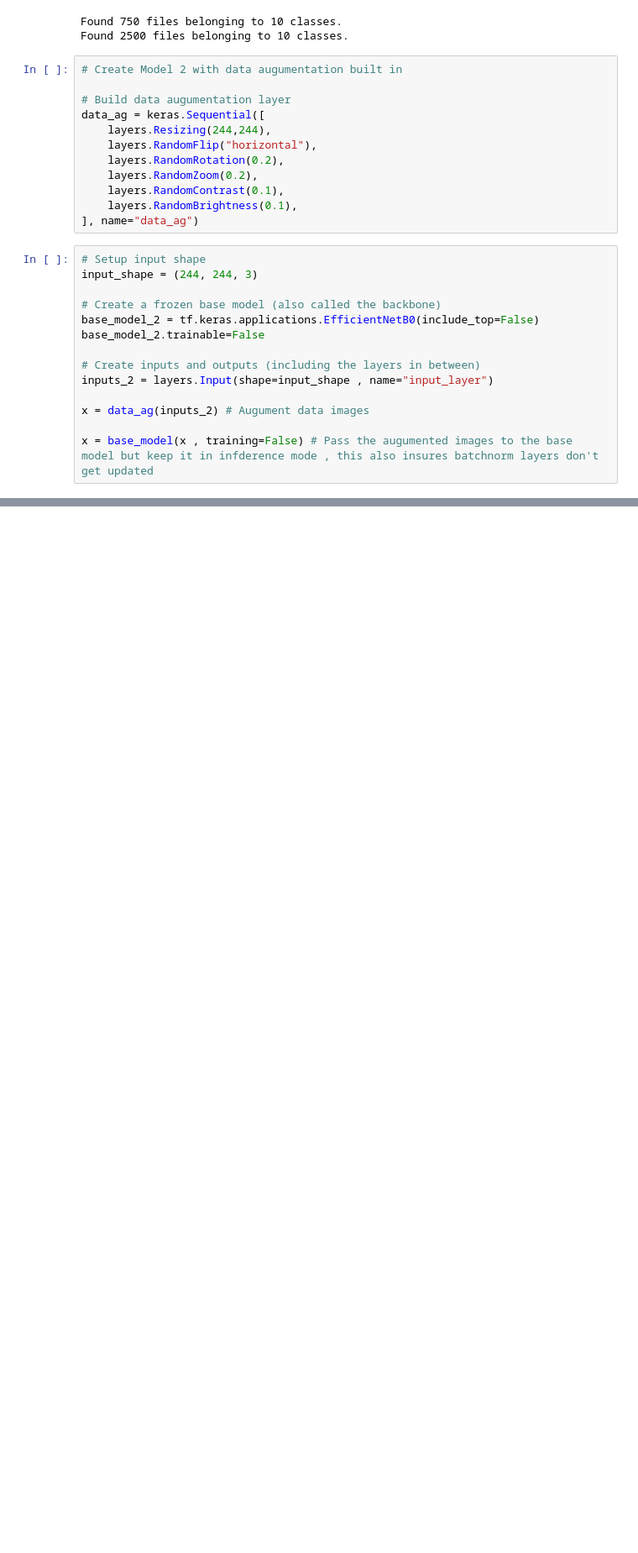
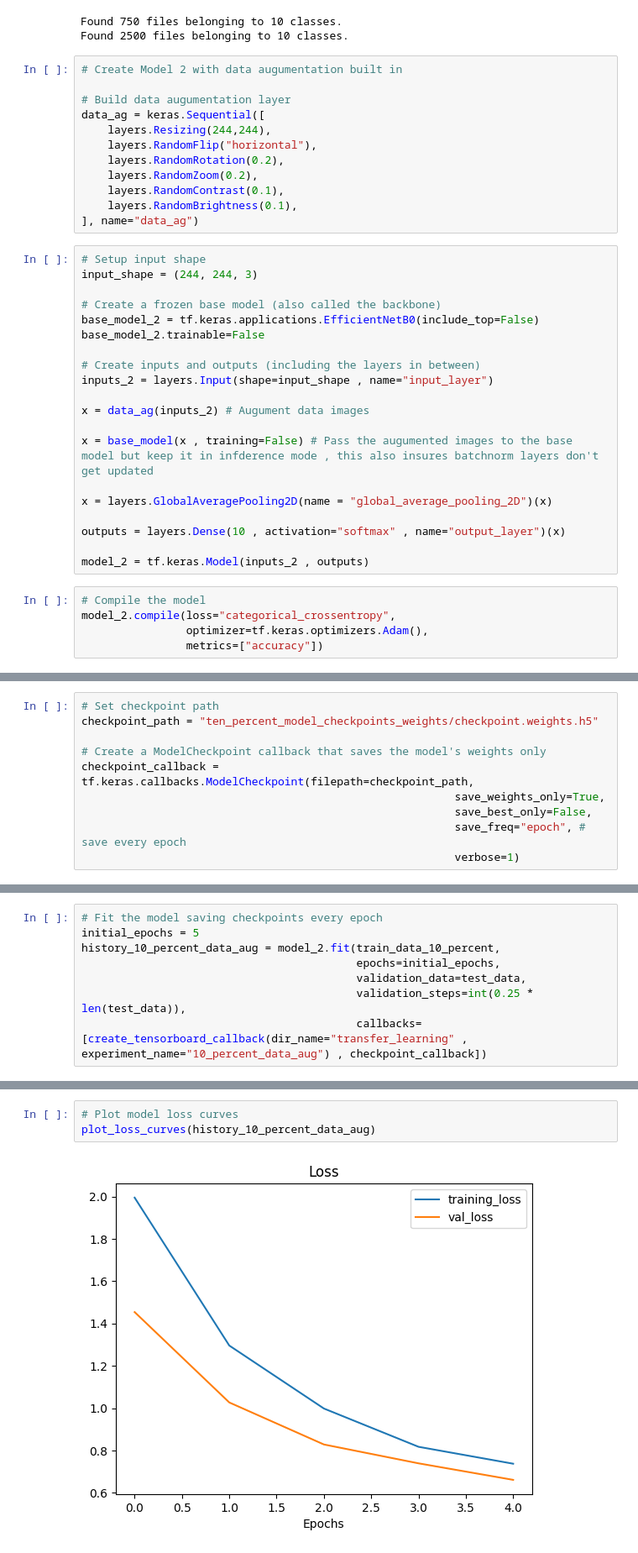
Before and after one commit to CprALin/JupyterNotebooks, a Jupyter notebook: 05_tensorflow_transfer_learning_fine_tuning.ipynb, the cells around one changed output, grey strips where cells are left out. Shown at 84% size. Cells and saved outputs as stored; diff of their text form; blank space fills up the shorter version.

Commit message:
# Fine Tuning - Model 2

```diff
--- a/05_tensorflow_transfer_learning_fine_tuning.ipynb
+++ b/05_tensorflow_transfer_learning_fine_tuning.ipynb
@@ -633,3 +640,14 @@ inputs_2 = layers.Input(shape=input_shape , name="input_layer")
 x = data_ag(inputs_2) # Augument data images
 
 x = base_model(x , training=False) # Pass the augumented images to the base model but keep it in infderence mode , this also insures batchnorm layers don't get updated
+
+x = layers.GlobalAveragePooling2D(name = "global_average_pooling_2D")(x)
+
+outputs = layers.Dense(10 , activation="softmax" , name="output_layer")(x)
+
+model_2 = tf.keras.Model(inputs_2 , outputs)
+# %%
+# Compile the model
+model_2.compile(loss="categorical_crossentropy",
+                optimizer=tf.keras.optimizers.Adam(),
+                metrics=["accuracy"])
@@ -635,0 +705,10 @@ x = base_model(x , training=False) # Pass the augumented images to the base mode
+# %%
+# Set checkpoint path
+checkpoint_path = "ten_percent_model_checkpoints_weights/checkpoint.weights.h5"
+
+# Create a ModelCheckpoint callback that saves the model's weights only
+checkpoint_callback = tf.keras.callbacks.ModelCheckpoint(filepath=checkpoint_path,
+                                                         save_weights_only=True,
+                                                         save_best_only=False,
+                                                         save_freq="epoch", # save every epoch
+                                                         verbose=1)
@@ -635,0 +717,8 @@ x = base_model(x , training=False) # Pass the augumented images to the base mode
+# %%
+# Fit the model saving checkpoints every epoch
+initial_epochs = 5
+history_10_percent_data_aug = model_2.fit(train_data_10_percent,
+                                          epochs=initial_epochs,
+                                          validation_data=test_data,
+                                          validation_steps=int(0.25 * len(test_data)),
+                                          callbacks=[create_tensorboard_callback(dir_name="transfer_learning" , experiment_name="10_percent_data_aug") , checkpoint_callback])
@@ -635,0 +752,5 @@ x = base_model(x , training=False) # Pass the augumented images to the base mode
+# %%
+# Plot model loss curves
+plot_loss_curves(history_10_percent_data_aug)
+# %% [output]
+[figure, added]
```
Also changed, not shown: parts of 29 cells of this notebook.
